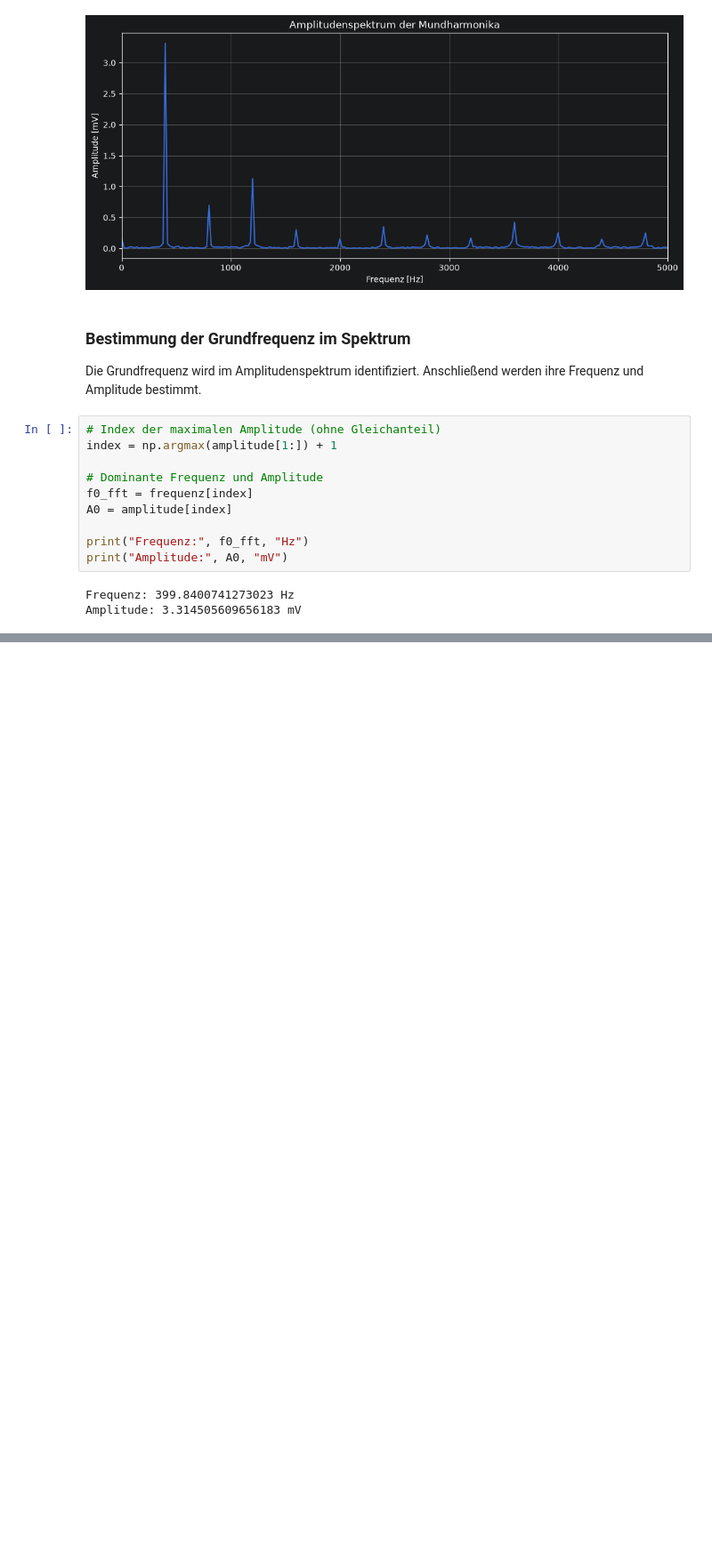
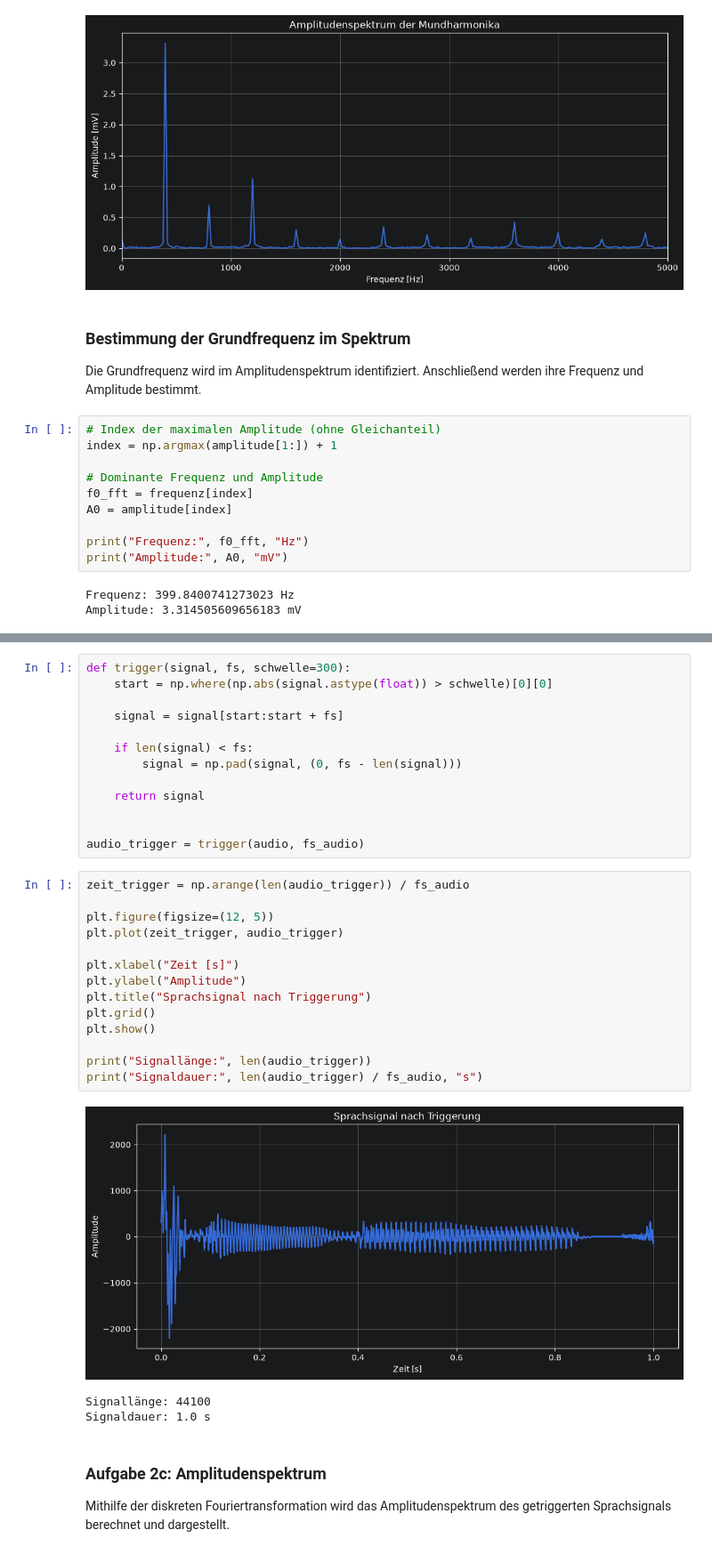
Before and after one commit to svecm475-bit/TGDKI-Lab3, a Jupyter notebook: versuch3.ipynb, the cells around one changed output, grey strips where cells are left out. Shown at 89% size. Cells and saved outputs as stored; diff of their text form; blank space fills up the shorter version.

```diff
--- a/versuch3.ipynb
+++ b/versuch3.ipynb
@@ -129,0 +157,37 @@ Amplitude: 3.314505609656183 mV
+# %%
+def trigger(signal, fs, schwelle=300):
+    start = np.where(np.abs(signal.astype(float)) > schwelle)[0][0]
+
+    signal = signal[start:start + fs]
+
+    if len(signal) < fs:
+        signal = np.pad(signal, (0, fs - len(signal)))
+
+    return signal
+
+
+audio_trigger = trigger(audio, fs_audio)
+# %%
+zeit_trigger = np.arange(len(audio_trigger)) / fs_audio
+
+plt.figure(figsize=(12, 5))
+plt.plot(zeit_trigger, audio_trigger)
+
+plt.xlabel("Zeit [s]")
+plt.ylabel("Amplitude")
+plt.title("Sprachsignal nach Triggerung")
+plt.grid()
+plt.show()
+
+print("Signallänge:", len(audio_trigger))
+print("Signaldauer:", len(audio_trigger) / fs_audio, "s")
+# %% [output]
+[figure, added]
+Signallänge: 44100
+Signaldauer: 1.0 s
+# %% [markdown]
+### Aufgabe 2c: Amplitudenspektrum
+
+Mithilfe der diskreten Fouriertransformation
+wird das Amplitudenspektrum des getriggerten
+Sprachsignals berechnet und dargestellt.
```
Also changed, not shown: parts of 11 cells of this notebook.
